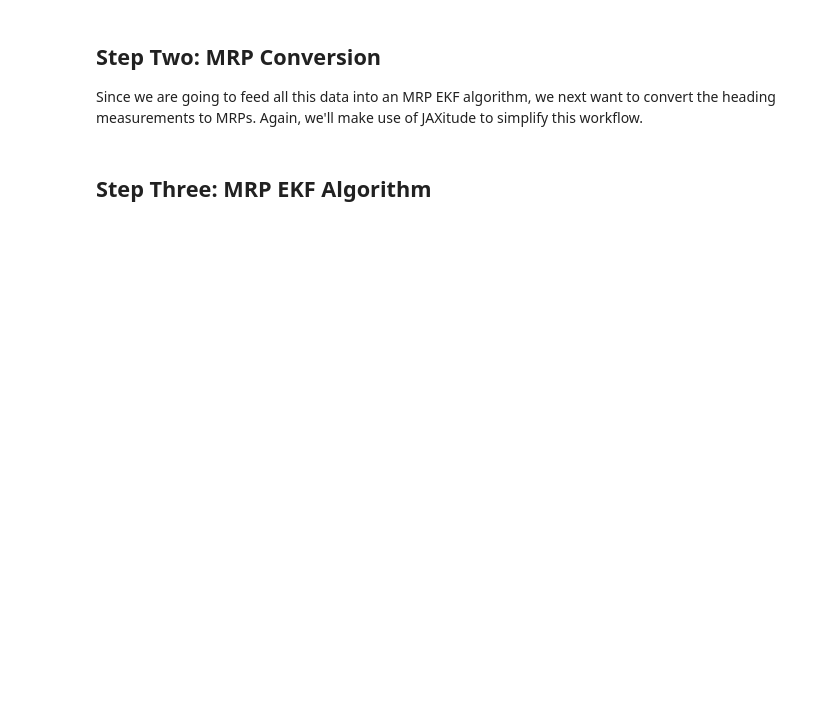
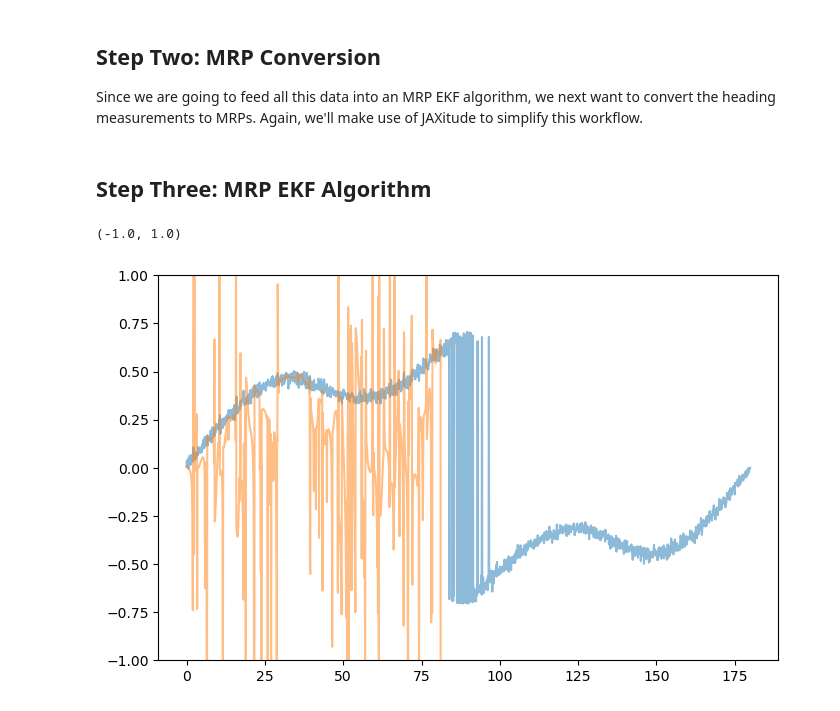
Before and after one commit to jhand1993/jaxitude, a Jupyter notebook: demos/demo_mrp_ekf.ipynb, the cells around one changed output. Drawn from its saved outputs; the diff is of its cells as text; code cells hidden in the pictures; blank space fills up the shorter version.

```diff
--- a/demos/demo_mrp_ekf.ipynb
+++ b/demos/demo_mrp_ekf.ipynb
@@ -38,13 +38,18 @@ with open(data_path / 'ref_gyro.csv', 'r') as f:
 with open(data_path / 'ref_att_quat.csv', 'r') as f:
     b_true_data = jnp.asarray(genfromtxt(f, delimiter=',', skip_header=1))
 
+# Load true attitude data (parameterized with Euler angles).
+with open(data_path / 'ref_att_euler.csv', 'r') as f:
+    ea_true_data = jnp.asarray(genfromtxt(f, delimiter=',', skip_header=1))
+
 # load simulation time data.
 with open(data_path / 'time.csv', 'r') as f:
     t_data = jnp.asarray(genfromtxt(f, delimiter=',', skip_header=1))
 
 # Remember: all vector data must be transformed to column vectors to utilize
-# JAXitude calculations!
+# JAXitude calculations!  Also, convert deg/s to rad/s
 n_steps = jnp.shape(t_data)[0]
-w_obs_data = w_obs_data.reshape((n_steps, 3, 1))
-w_true_data = w_true_data.reshape((n_steps, 3, 1))
+w_obs_data = w_obs_data.reshape((n_steps, 3, 1)) * jnp.pi / 180.
+w_true_data = w_true_data.reshape((n_steps, 3, 1)) * jnp.pi / 180.
 b_true_data = b_true_data.reshape((n_steps, 4, 1))
+ea_true_data = ea_true_data.reshape((n_steps, 3, 1)) * jnp.pi / 180.
@@ -151,6 +111,7 @@ R @ R.T
 # %%
 from scipy.linalg import block_diag
 from jax.random import normal
+from jax import jit
 
 import importlib
 from jaxitude.estimation import ekf
@@ -171,8 +132,8 @@ x = jnp.vstack([mrp_obs_data[0], b])
 sigmap_w = 1e-3
 sigmap_b = 0.05
 P = block_diag(
-    jnp.eye(3) * sigmap_w,
-    jnp.eye(3) * sigmap_b
+    jnp.eye(3) * sigmap_w**2,
+    jnp.eye(3) * sigmap_b**2
 )
 
 # The noise vector eta is also needed.
@@ -189,7 +150,7 @@ Q = P.copy()
 # comparing the gyroscope data.
 sigma_w = 6e-4
 R_w = jnp.eye(3) * sigma_w**2.
-R_s = jnp.eye(3) * sigma_phi**2.
+R_s = jnp.eye(3) * sigma_dtheta**2.
 
 # Finally, the time steps are calculated from the data.
 dt = t_data[1] - t_data[0]
@@ -198,15 +159,28 @@ x_list = []
 eta_list = []
 P_list = []
 
-for i in range(100):
+@jit
+def step(
+    x: jnp.ndarray,
+    eta: jnp.ndarray,
+    P: jnp.ndarray,
+    w_obs: jnp.ndarray,
+    s_obs: jnp.ndarray
+) -> Tuple[jnp.ndarray]:
+    """ MRP EKF filter step"""
+    return MRPEKF.filter_step(
+        x, eta, P, w_obs, s_obs,
+        R_w, R_s, Q, dt
+    )
+
+for i in range(n_steps):
     x_list.append(x)
     eta_list.append(eta)
     P_list.append(P)
 
-    x, eta, P = MRPEKF.filter_step(
+    x, eta, P = step(
         x, eta, P,
         w_obs_data[i] * jnp.pi / 180., mrp_obs_data[i],
-        R_w, R_s, Q, dt
     )
 
 x_arr = jnp.array(x_list)
@@ -215,8 +189,11 @@ P_arr = jnp.array(P_list)
 # %%
 import matplotlib.pyplot as plt
 
 plt.figure(figsize=(8, 5))
-plt.plot(t_data[:100], mrp_obs_data[:100, 1, 0], alpha=0.5)
-plt.plot(t_data[:100], x_arr[:100, 1, 0], alpha=0.5)
-plt.ylim([-0.2, 0.2])
+plt.plot(t_data[:], mrp_obs_data[:, 2, 0], alpha=0.5)
+plt.plot(t_data[:], x_arr[:, 2, 0], alpha=0.5)
+plt.ylim(-1., 1.)
+# %% [output]
+(-1.0, 1.0)
+[figure, added]
 # %%
```
Also changed, not shown: parts of 10 cells of this notebook, 5 other files.
